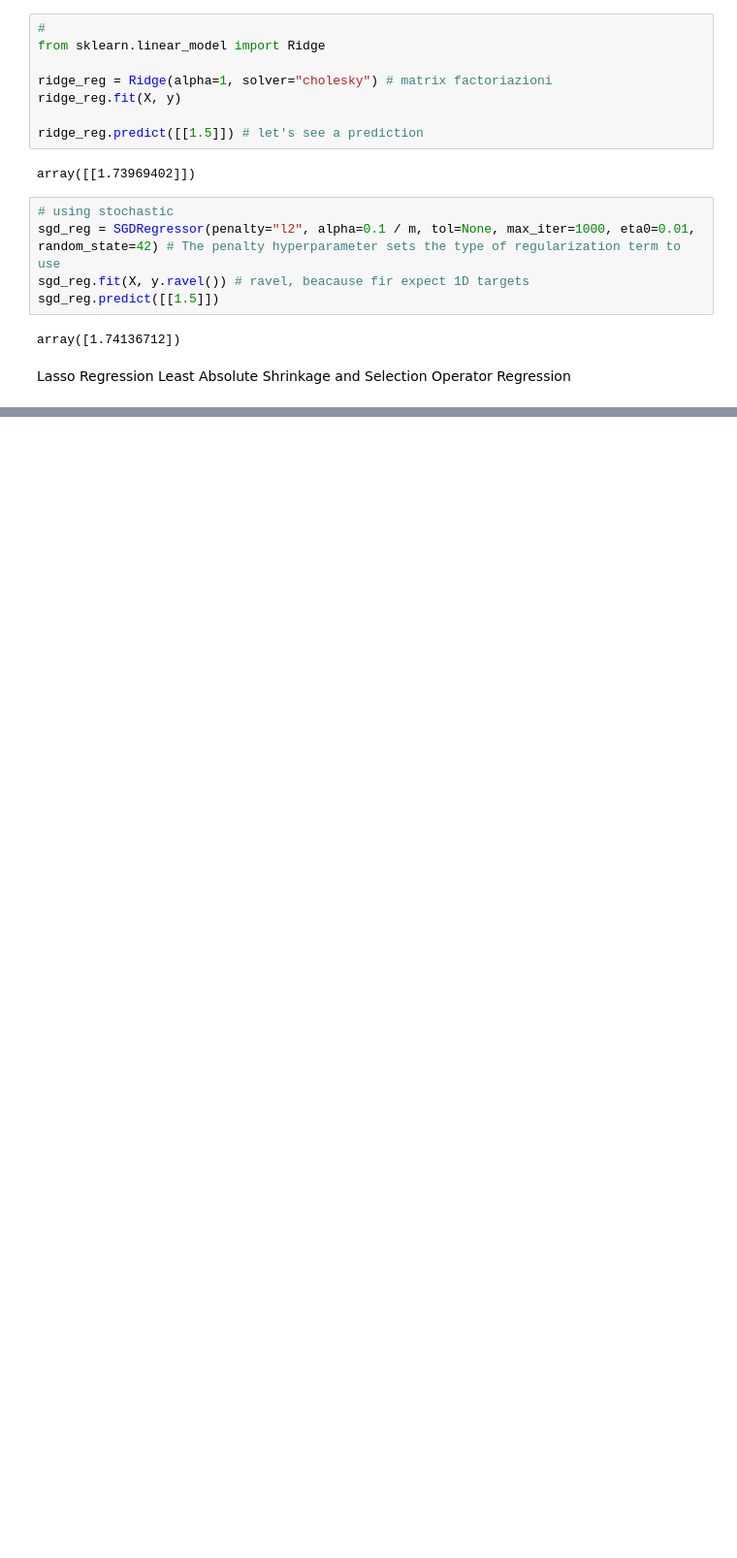
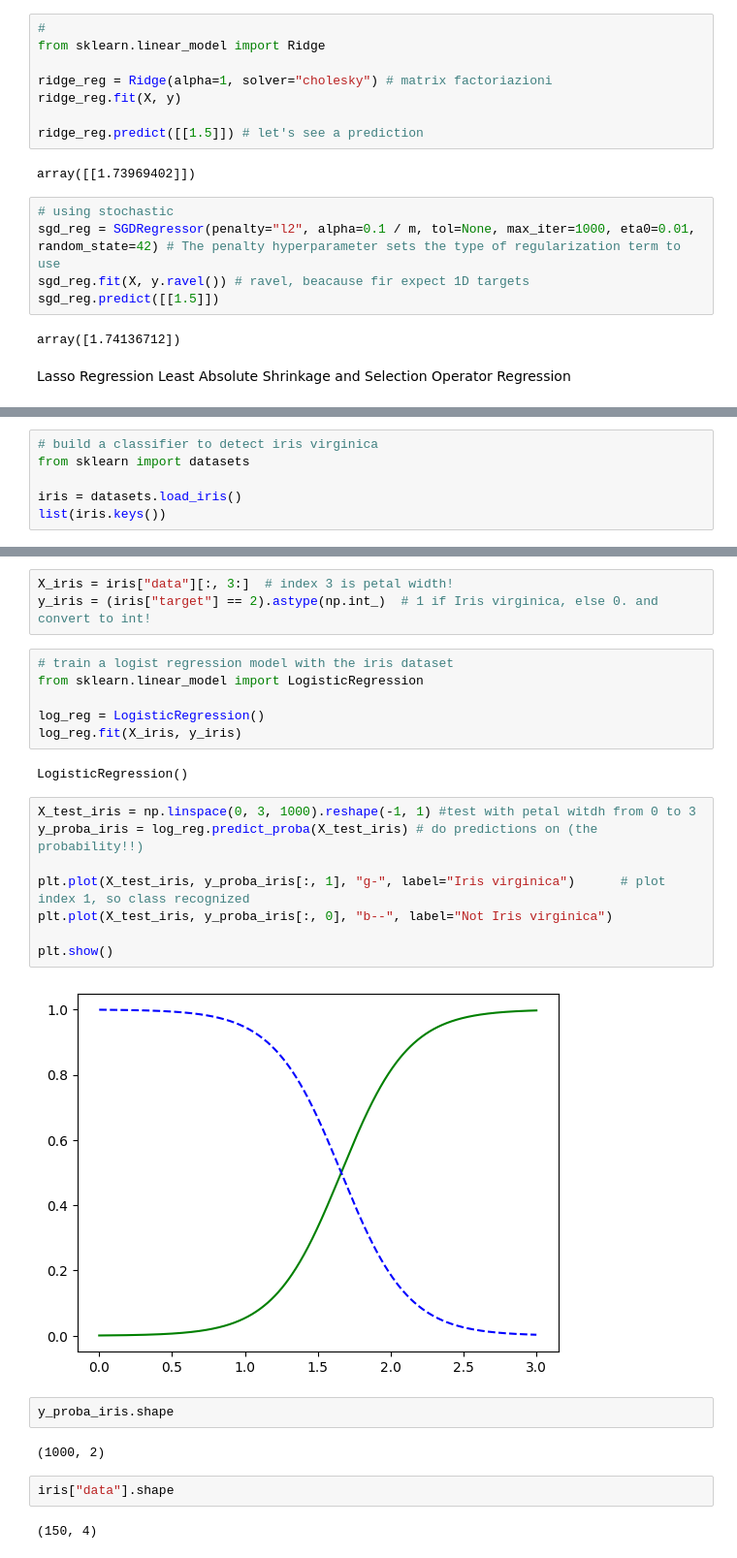
Before and after one commit to francovaro/hands-on-ml, a Jupyter notebook: 4-training-models/trainingmodels.ipynb, the cells around one changed output, grey strips where cells are left out. Shown at 97% size. Drawn from its saved outputs; the diff is of its cells as text; blank space fills up the shorter version.

```diff
--- a/4-training-models/trainingmodels.ipynb
+++ b/4-training-models/trainingmodels.ipynb
@@ -288,0 +312,6 @@ Least Absolute Shrinkage and Selection Operator Regression
+# %%
+# build a classifier to detect iris virginica
+from sklearn import datasets
+
+iris = datasets.load_iris()
+list(iris.keys())
@@ -288,0 +354,29 @@ Least Absolute Shrinkage and Selection Operator Regression
+# %%
+X_iris = iris["data"][:, 3:]  # index 3 is petal width!
+y_iris = (iris["target"] == 2).astype(np.int_)  # 1 if Iris virginica, else 0. and convert to int!
+# %%
+# train a logist regression model with the iris dataset
+from sklearn.linear_model import LogisticRegression
+
+log_reg = LogisticRegression()
+log_reg.fit(X_iris, y_iris)
+# %% [output]
+LogisticRegression()
+# %%
+X_test_iris = np.linspace(0, 3, 1000).reshape(-1, 1) #test with petal witdh from 0 to 3
+y_proba_iris = log_reg.predict_proba(X_test_iris) # do predictions on (the probability!!)
+
+plt.plot(X_test_iris, y_proba_iris[:, 1], "g-", label="Iris virginica")      # plot index 1, so class recognized
+plt.plot(X_test_iris, y_proba_iris[:, 0], "b--", label="Not Iris virginica")
+
+plt.show()
+# %% [output]
+[figure, added]
+# %%
+y_proba_iris.shape
+# %% [output]
+(1000, 2)
+# %%
+iris["data"].shape
+# %% [output]
+(150, 4)
```
Also changed, not shown: parts of 33 cells of this notebook, 1 other file.
